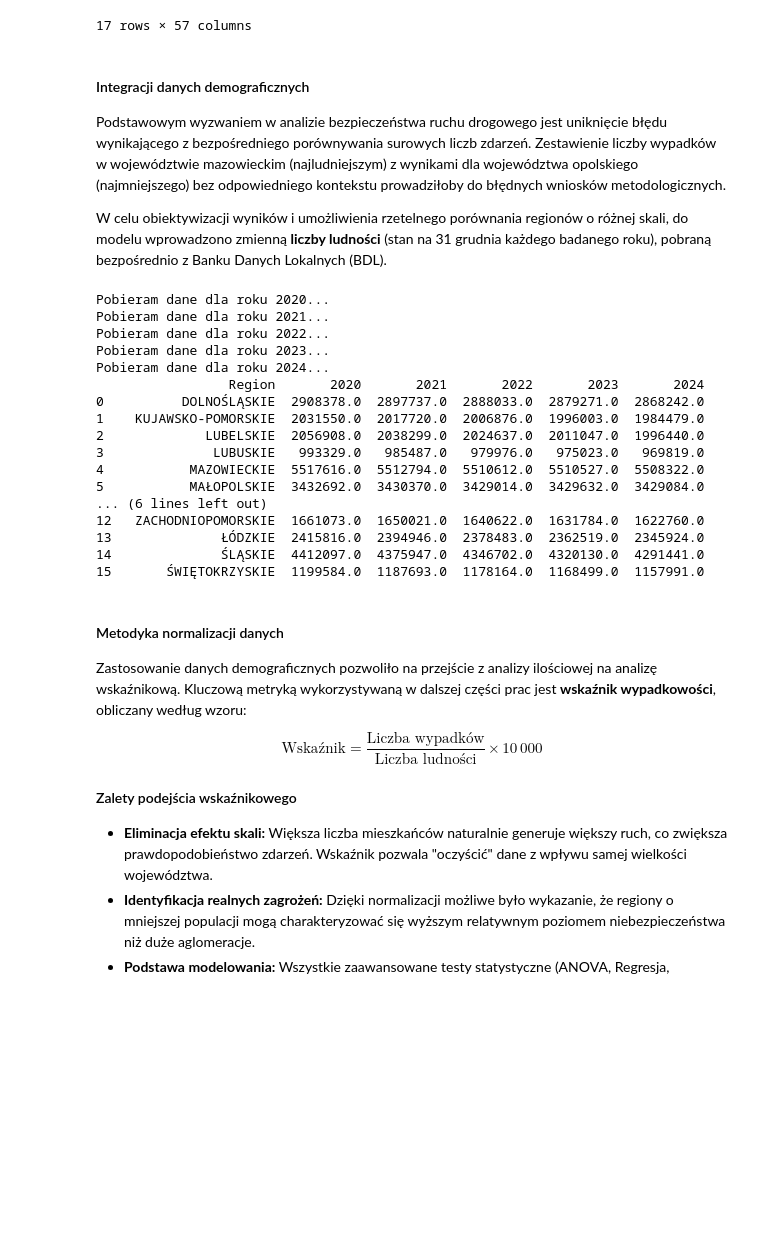
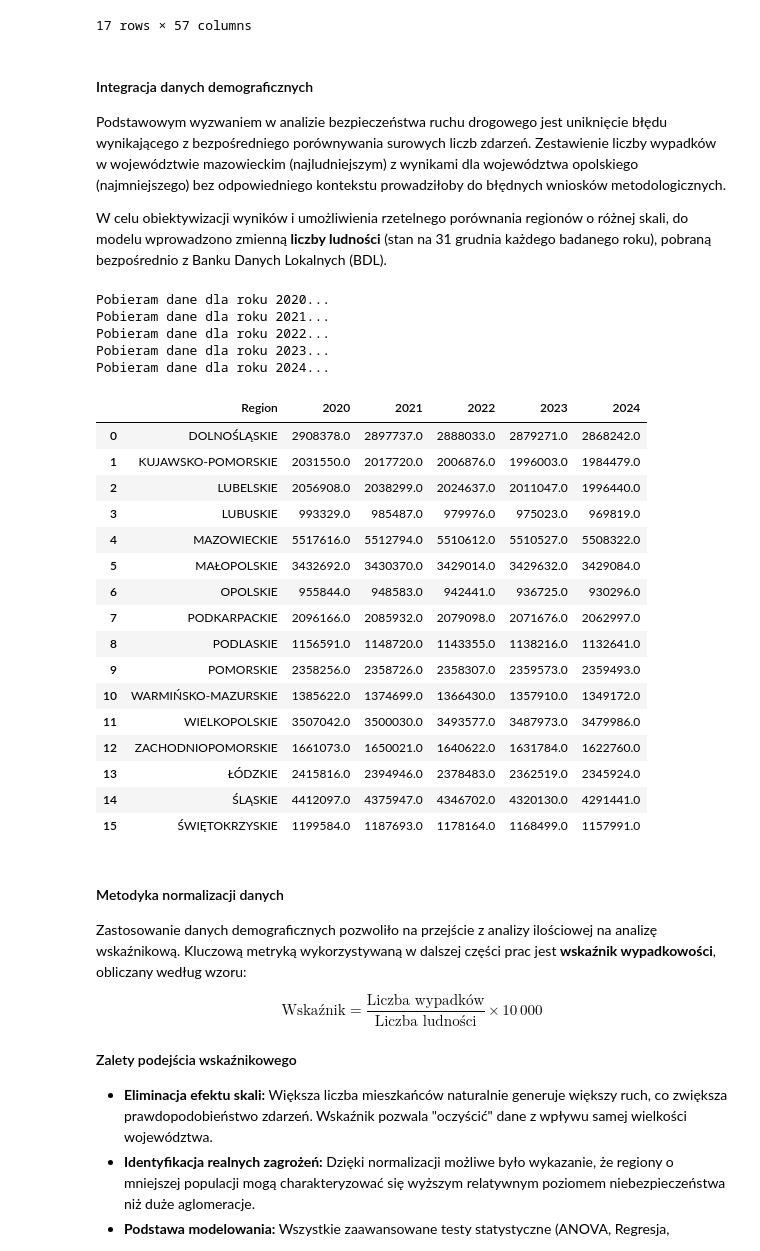
Before and after one commit to wiktoria-gliniecka/ggplotki, a Jupyter notebook: projekt_ggplotki.ipynb, the cells around one changed output. Drawn from its saved outputs; the diff is of its cells as text; code cells hidden in the pictures; blank space fills up the shorter version.

```diff
--- a/projekt_ggplotki.ipynb
+++ b/projekt_ggplotki.ipynb
@@ -214,16 +243,12 @@ dane
 | 16 | 3200000 | ZACHODNIOPOMORSKIE | 857 | 874 | 831 | 737 | 703 | ... |
 17 rows × 57 columns
 # %% [markdown]
-#### Integracji danych demograficznych
+#### Integracja danych demograficznych
 
 Podstawowym wyzwaniem w analizie bezpieczeństwa ruchu drogowego jest uniknięcie błędu wynikającego z bezpośredniego porównywania surowych liczb zdarzeń. Zestawienie liczby wypadków w województwie mazowieckim (najludniejszym) z wynikami dla województwa opolskiego (najmniejszego) bez odpowiedniego kontekstu prowadziłoby do błędnych wniosków metodologicznych.
 
 W celu obiektywizacji wyników i umożliwienia rzetelnego porównania regionów o różnej skali, do modelu wprowadzono zmienną **liczby ludności** (stan na 31 grudnia każdego badanego roku), pobraną bezpośrednio z Banku Danych Lokalnych (BDL).
 # %%
-import requests
-import pandas as pd
-import xml.etree.ElementTree as ET
-
 # Lata, które chcesz pobrać
 years = [2020, 2021, 2022, 2023, 2024]
 
@@ -241,46 +266,48 @@ for year in years:
     xml_data = response.text
 
     root = ET.fromstring(xml_data)
 
     for unit in root.findall(".//unitData"):
         name = unit.find("name").text
         val_el = unit.find(".//val")
         val = float(val_el.text) if val_el is not None and val_el.text else None
         records.append({
             "Region": name,
             "Year": year,
             "Value": val
         })
 
 # Tworzenie DataFrame
 df = pd.DataFrame(records)
 
 # Przekształcenie do formatu szerokiego (pivot)
 df_wide = df.pivot(index="Region", columns="Year", values="Value").reset_index()
 
 # (Opcjonalnie) zmiana nazw kolumn na czytelniejsze
 df_wide.columns.name = None
 df_wide.rename(columns={2023: "2023", 2024: "2024"}, inplace=True)
 
-print(df_wide)
-
-# Zapis do pliku
-df_wide.to_csv("bdl_data_2010_2024_wide.csv", index=False)
+df_wide
 # %% [output]
 Pobieram dane dla roku 2020...
 Pobieram dane dla roku 2021...
 Pobieram dane dla roku 2022...
 Pobieram dane dla roku 2023...
 Pobieram dane dla roku 2024...
-                 Region       2020       2021       2022       2023       2024
-0          DOLNOŚLĄSKIE  2908378.0  2897737.0  2888033.0  2879271.0  2868242.0
-1    KUJAWSKO-POMORSKIE  2031550.0  2017720.0  2006876.0  1996003.0  1984479.0
-2             LUBELSKIE  2056908.0  2038299.0  2024637.0  2011047.0  1996440.0
-3              LUBUSKIE   993329.0   985487.0   979976.0   975023.0   969819.0
-4           MAZOWIECKIE  5517616.0  5512794.0  5510612.0  5510527.0  5508322.0
-5           MAŁOPOLSKIE  3432692.0  3430370.0  3429014.0  3429632.0  3429084.0
-... (6 lines left out)
-12   ZACHODNIOPOMORSKIE  1661073.0  1650021.0  1640622.0  1631784.0  1622760.0
-13              ŁÓDZKIE  2415816.0  2394946.0  2378483.0  2362519.0  2345924.0
-14              ŚLĄSKIE  4412097.0  4375947.0  4346702.0  4320130.0  4291441.0
-15       ŚWIĘTOKRZYSKIE  1199584.0  1187693.0  1178164.0  1168499.0  1157991.0
+|  | Region | 2020 | 2021 | 2022 | 2023 | 2024 |
+| 0 | DOLNOŚLĄSKIE | 2908378.0 | 2897737.0 | 2888033.0 | 2879271.0 | 2868242.0 |
+| 1 | KUJAWSKO-POMORSKIE | 2031550.0 | 2017720.0 | 2006876.0 | 1996003.0 | 1984479.0 |
+| 2 | LUBELSKIE | 2056908.0 | 2038299.0 | 2024637.0 | 2011047.0 | 1996440.0 |
+| 3 | LUBUSKIE | 993329.0 | 985487.0 | 979976.0 | 975023.0 | 969819.0 |
+| 4 | MAZOWIECKIE | 5517616.0 | 5512794.0 | 5510612.0 | 5510527.0 | 5508322.0 |
+| 5 | MAŁOPOLSKIE | 3432692.0 | 3430370.0 | 3429014.0 | 3429632.0 | 3429084.0 |
+| 6 | OPOLSKIE | 955844.0 | 948583.0 | 942441.0 | 936725.0 | 930296.0 |
+| 7 | PODKARPACKIE | 2096166.0 | 2085932.0 | 2079098.0 | 2071676.0 | 2062997.0 |
+| 8 | PODLASKIE | 1156591.0 | 1148720.0 | 1143355.0 | 1138216.0 | 1132641.0 |
+| 9 | POMORSKIE | 2358256.0 | 2358726.0 | 2358307.0 | 2359573.0 | 2359493.0 |
+| 10 | WARMIŃSKO-MAZURSKIE | 1385622.0 | 1374699.0 | 1366430.0 | 1357910.0 | 1349172.0 |
+| 11 | WIELKOPOLSKIE | 3507042.0 | 3500030.0 | 3493577.0 | 3487973.0 | 3479986.0 |
+| 12 | ZACHODNIOPOMORSKIE | 1661073.0 | 1650021.0 | 1640622.0 | 1631784.0 | 1622760.0 |
+| 13 | ŁÓDZKIE | 2415816.0 | 2394946.0 | 2378483.0 | 2362519.0 | 2345924.0 |
+| 14 | ŚLĄSKIE | 4412097.0 | 4375947.0 | 4346702.0 | 4320130.0 | 4291441.0 |
+| 15 | ŚWIĘTOKRZYSKIE | 1199584.0 | 1187693.0 | 1178164.0 | 1168499.0 | 1157991.0 |
```
Also changed, not shown: parts of 22 cells of this notebook, 1 other file.
